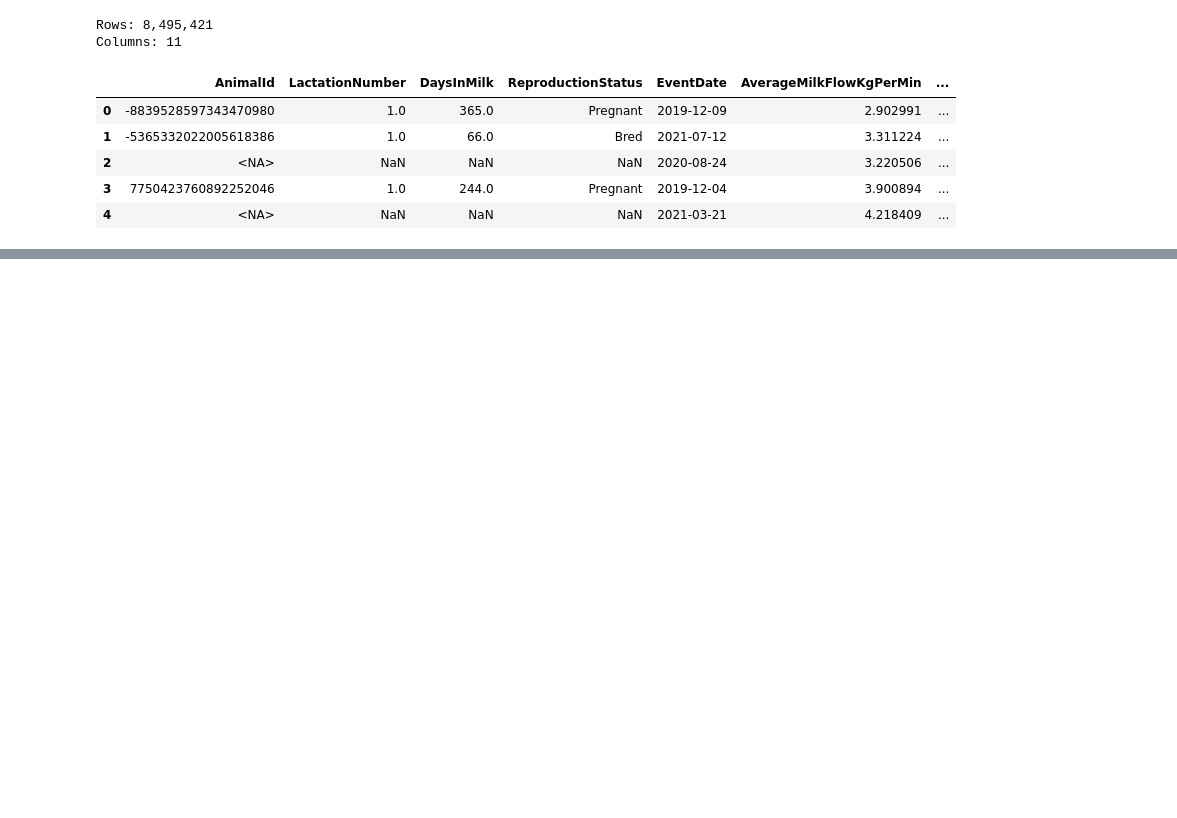
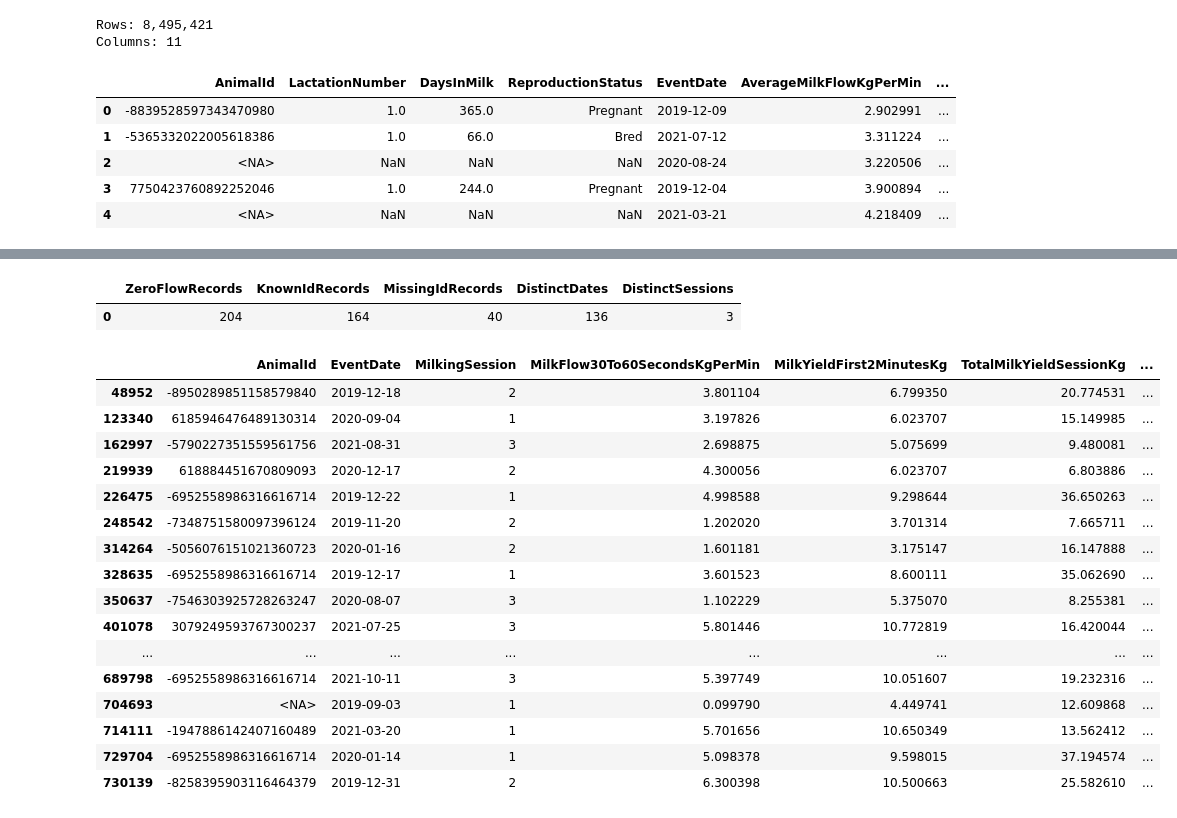
Before and after one commit to lipikamallikarjuna/ANSC4040MiniProject, a Jupyter notebook: notebooks/ProjectAnalysis.ipynb, the cells around one changed output, grey strips where cells are left out. Cells and saved outputs as stored; diff of their text form; code cells hidden in the pictures; blank space fills up the shorter version.

```diff
--- a/notebooks/ProjectAnalysis.ipynb
+++ b/notebooks/ProjectAnalysis.ipynb
@@ -654,0 +173,12 @@ display(fingerprint_classification_summary)
+# %%
+# Preserve the original dataset and create a temporary modeling copy
+
+df_master = df.copy()
+
+flow_column = "AverageMilkFlowKgPerMin"
+
+df_model = df_master.dropna(subset=[flow_column]).copy()
+
+print(f"Master rows: {len(df_master):,}")
+print(f"Modeling rows: {len(df_model):,}")
+print(f"Rows excluded from modeling : {len(df_master) - len(df_model):,}")
@@ -654,0 +282,58 @@ display(fingerprint_classification_summary)
+# %%
+# Investigate zero AverageMilkFlowKgPerMin records
+
+zero_flow_rows = df_model[
+    df_model["AverageMilkFlowKgPerMin"] == 0
+].copy()
+
+zero_flow_summary = pd.DataFrame({
+    "ZeroFlowRecords": [len(zero_flow_rows)],
+    "KnownIdRecords": [
+        zero_flow_rows["AnimalId"].notna().sum()
+    ],
+    "MissingIdRecords": [
+        zero_flow_rows["AnimalId"].isna().sum()
+    ],
+    "DistinctDates": [
+        zero_flow_rows["EventDate"].nunique()
+    ],
+    "DistinctSessions": [
+        zero_flow_rows["MilkingSession"].nunique()
+    ]
+})
+
+display(zero_flow_summary)
+
+display(
+    zero_flow_rows[
+        [
+            "AnimalId",
+            "EventDate",
+            "MilkingSession",
+            "MilkFlow30To60SecondsKgPerMin",
+            "MilkYieldFirst2MinutesKg",
+            "TotalMilkYieldSessionKg",
+            "MilkingDurationSessionSeconds"
+        ]
+    ].head(20)
+)
+# %% [output]
+|  | ZeroFlowRecords | KnownIdRecords | MissingIdRecords | DistinctDates | DistinctSessions |
+| 0 | 204 | 164 | 40 | 136 | 3 |
+|  | AnimalId | EventDate | MilkingSession | MilkFlow30To60SecondsKgPerMin | MilkYieldFirst2MinutesKg | TotalMilkYieldSessionKg | ... |
+| 48952 | -8950289851158579840 | 2019-12-18 | 2 | 3.801104 | 6.799350 | 20.774531 | ... |
+| 123340 | 6185946476489130314 | 2020-09-04 | 1 | 3.197826 | 6.023707 | 15.149985 | ... |
+| 162997 | -5790227351559561756 | 2021-08-31 | 3 | 2.698875 | 5.075699 | 9.480081 | ... |
+| 219939 | 618884451670809093 | 2020-12-17 | 2 | 4.300056 | 6.023707 | 6.803886 | ... |
+| 226475 | -6952558986316616714 | 2019-12-22 | 1 | 4.998588 | 9.298644 | 36.650263 | ... |
+| 248542 | -7348751580097396124 | 2019-11-20 | 2 | 1.202020 | 3.701314 | 7.665711 | ... |
+| 314264 | -5056076151021360723 | 2020-01-16 | 2 | 1.601181 | 3.175147 | 16.147888 | ... |
+| 328635 | -6952558986316616714 | 2019-12-17 | 1 | 3.601523 | 8.600111 | 35.062690 | ... |
+| 350637 | -7546303925728263247 | 2020-08-07 | 3 | 1.102229 | 5.375070 | 8.255381 | ... |
+| 401078 | 3079249593767300237 | 2021-07-25 | 3 | 5.801446 | 10.772819 | 16.420044 | ... |
+| ... | ... | ... | ... | ... | ... | ... | ... |
+| 689798 | -6952558986316616714 | 2021-10-11 | 3 | 5.397749 | 10.051607 | 19.232316 | ... |
+| 704693 | <NA> | 2019-09-03 | 1 | 0.099790 | 4.449741 | 12.609868 | ... |
+| 714111 | -1947886142407160489 | 2021-03-20 | 1 | 5.701656 | 10.650349 | 13.562412 | ... |
+| 729704 | -6952558986316616714 | 2020-01-14 | 1 | 5.098378 | 9.598015 | 37.194574 | ... |
+| 730139 | -8258395903116464379 | 2019-12-31 | 2 | 6.300398 | 10.500663 | 25.582610 | ... |
```
Also changed, not shown: parts of 41 cells of this notebook.
